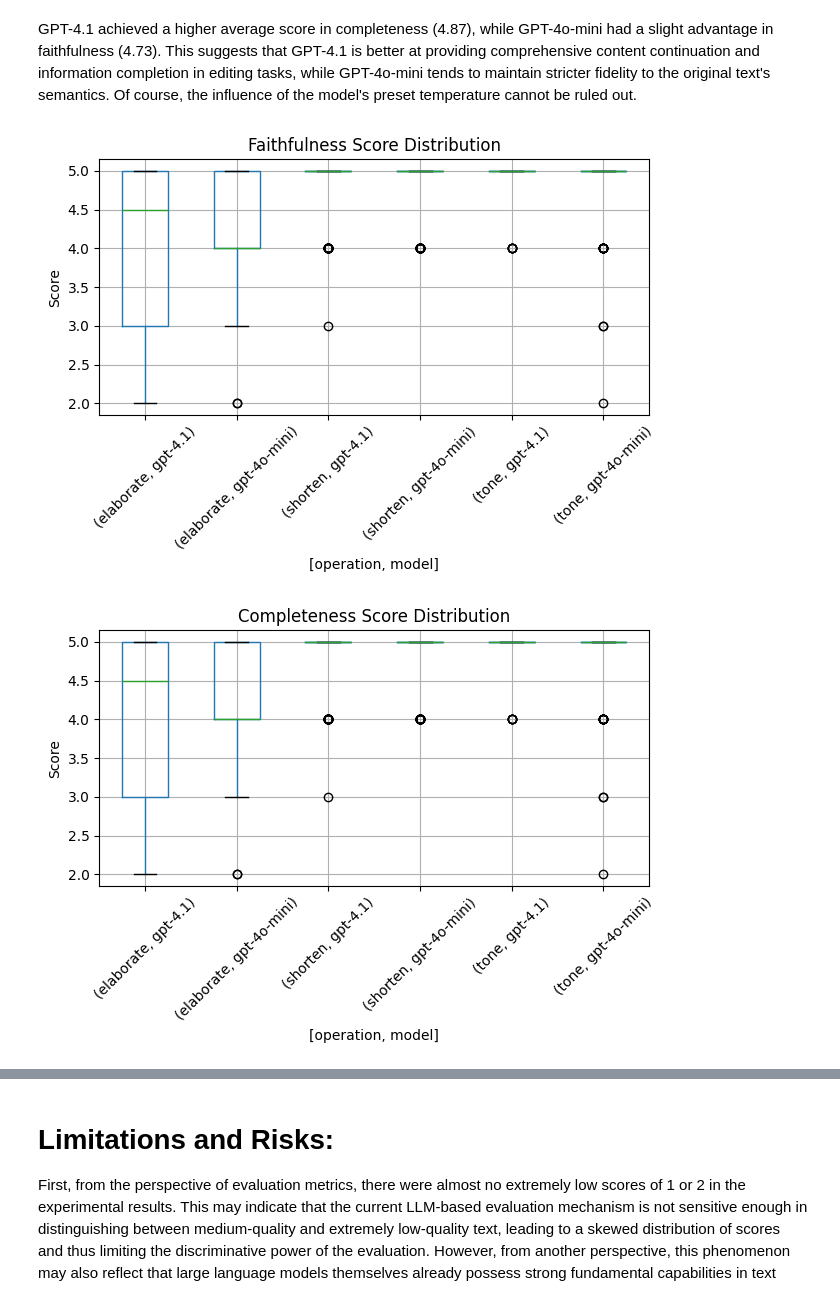
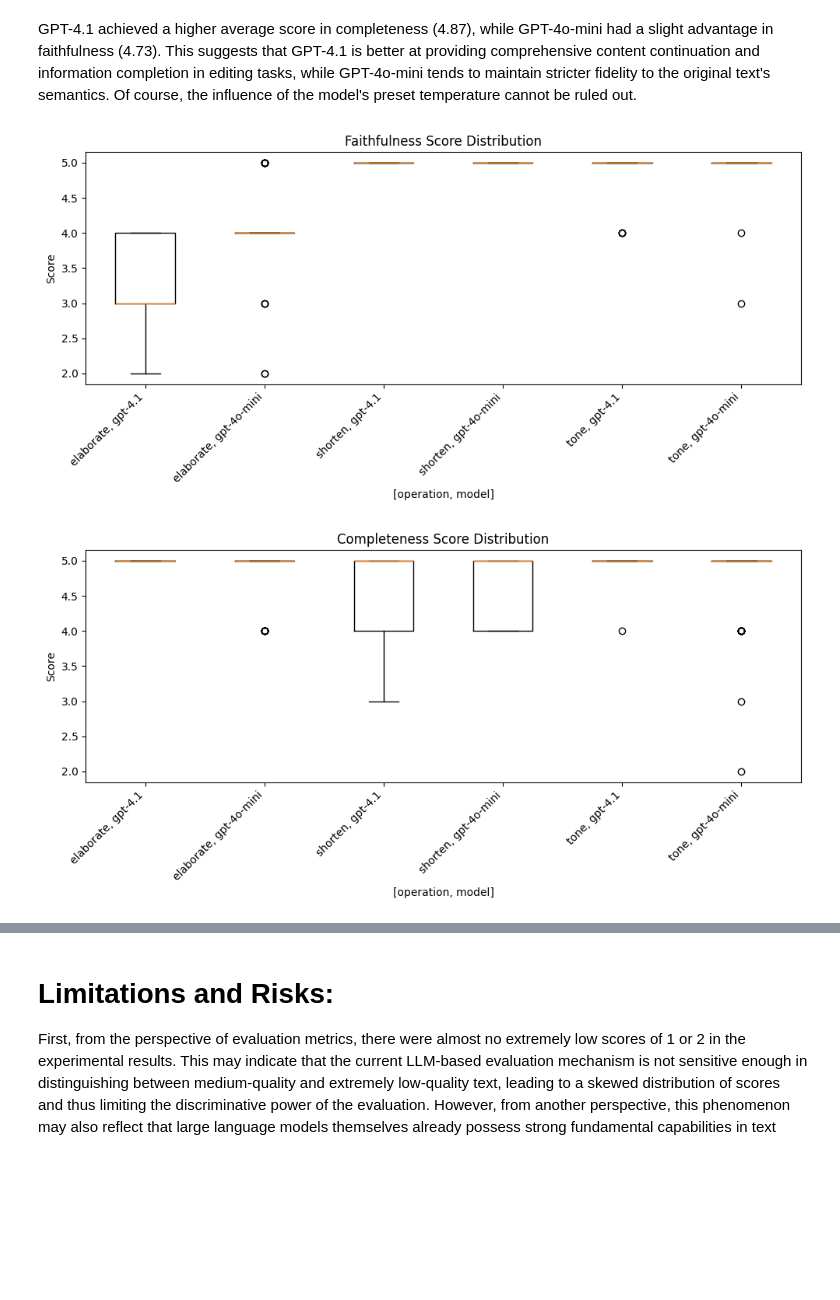
Before and after one commit to yangzhijiany/email_app_ai, a Jupyter notebook: logs/visualization.ipynb, the cells around one changed output, grey strips where cells are left out. Saved outputs shown, nothing was run; the diff lists cells and outputs as text; code cells hidden in the pictures; blank space fills up the shorter version.

```diff
--- a/logs/visualization.ipynb
+++ b/logs/visualization.ipynb
@@ -139,20 +153,47 @@ plt.show()
 # %% [markdown]
 GPT-4.1 achieved a higher average score in completeness (4.87), while GPT-4o-mini had a slight advantage in faithfulness (4.73). This suggests that GPT-4.1 is better at providing comprehensive content continuation and information completion in editing tasks, while GPT-4o-mini tends to maintain stricter fidelity to the original text's semantics. Of course, the influence of the model's preset temperature cannot be ruled out.
 # %%
-for metric in ["faithfulness", "completeness"]:
-    score_df.boxplot(
-        column="score",
-        by=["operation", "model"]
-    )
-    plt.title(f"{metric.capitalize()} Score Distribution")
-    plt.suptitle("")
-    plt.ylabel("Score")
-    plt.xticks(rotation=45)
-    plt.tight_layout()
-    plt.show()
+faith_df = score_df[score_df["metric"] == "faithfulness"].copy()
+faith_df["group"] = faith_df["operation"] + ", " + faith_df["model"]
+
+groups = []
+labels = []
+
+for name, g in faith_df.groupby("group"):
+    groups.append(g["score"].values)
+    labels.append(name)
+
+plt.figure(figsize=(10, 5))
+plt.boxplot(groups, tick_labels=labels)
+plt.xticks(rotation=45, ha="right")
+plt.ylabel("Score")
+plt.xlabel("[operation, model]")
+plt.title("Faithfulness Score Distribution")
+plt.tight_layout()
+plt.show()
 # %% [output]
-[figure, old version]
+[figure, new version]
-[figure, removed]
+# %%
+comp_df = score_df[score_df["metric"] == "completeness"].copy()
+comp_df["group"] = comp_df["operation"] + ", " + comp_df["model"]
+
+groups = []
+labels = []
+
+for name, g in comp_df.groupby("group"):
+    groups.append(g["score"].values)
+    labels.append(name)
+
+plt.figure(figsize=(10, 5))
+plt.boxplot(groups, tick_labels=labels)
+plt.xticks(rotation=45, ha="right")
+plt.ylabel("Score")
+plt.xlabel("[operation, model]")
+plt.title("Completeness Score Distribution")
+plt.tight_layout()
+plt.show()
+# %% [output]
+[figure, added]
 # %% [markdown]
 In the faithfulness distribution analysis, the main differences between the models were observed in the elaborate task. GPT-4.1 showed a more dispersed score distribution in this task, with scores as low as 2, indicating that when more content expansion is required, the model is more likely to introduce information not explicitly supported by the original text. In contrast, GPT-4o-mini's scores were more concentrated in the 4–5 range, demonstrating more stable and conservative rewriting behavior. In the other two actions, the models' performance was mostly concentrated at 5, meaning both models performed well in these two actions, with no significant differences between them.
 
```
Also changed, not shown: parts of 6 cells of this notebook.
